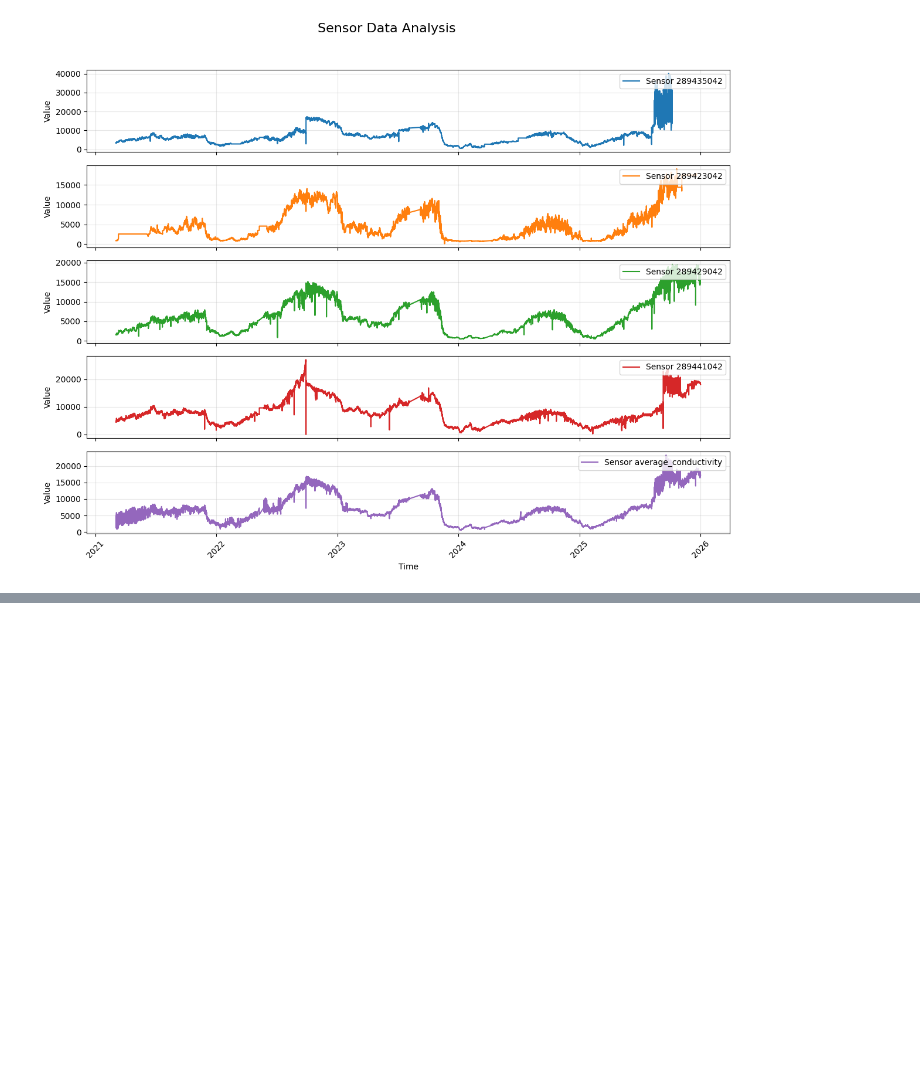
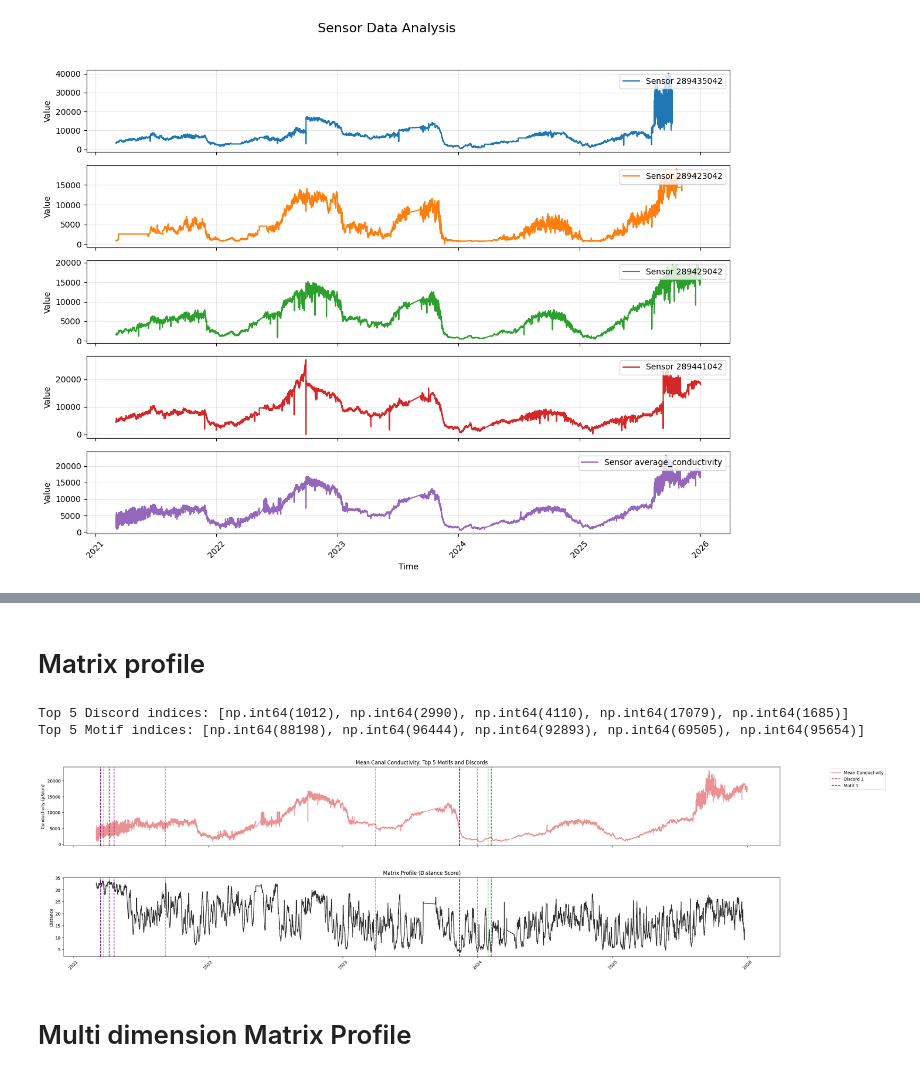
Before and after one commit to ShehabEldeenAyman/Gent-Terneuzen-canal, a Jupyter notebook: time_series_analysis/matrix_profile.ipynb, the cells around one changed output, grey strips where cells are left out. Cells and saved outputs as stored; diff of their text form; code cells hidden in the pictures; blank space fills up the shorter version.

```diff
--- a/time_series_analysis/matrix_profile.ipynb
+++ b/time_series_analysis/matrix_profile.ipynb
@@ -168,0 +152,78 @@ The motif pair matrix profile value in 289441042 is 0.0
+# %% [markdown]
+# Matrix profile
+# %%
+# STUMPY doesn't handle NaNs, so we interpolate missing values
+signal = final_df['average_conductivity'].interpolate(method='linear').bfill().ffill().values
+# 96 periods * 15 mins = 24 hours. 8640 = 3 months (season). 2880 = 1 month
+m = 96*7
+# Compute the matrix profile
+mp = stumpy.stump(signal, m)
+#Find the Motif (most repeated pattern) and Discord (biggest anomaly)
+# 1. Choose how many you want to find
+top_n = 5
+# Exclusion zone: once we find a motif/discord, skip 'm' points so we don't pick the same event twice
+exclusion_zone = m
+
+# --- MULTIPLE DISCORDS (Top Peaks) ---
+# We sort indices by distance in descending order (highest first)
+sorted_indices = np.argsort(mp[:, 0])[::-1]
+discords = []
+for idx in sorted_indices:
+    if len(discords) >= top_n:
+        break
+    # Check if this index is far enough away from already found discords
+    if all(abs(idx - d) > exclusion_zone for d in discords):
+        discords.append(idx)
+
+# --- MULTIPLE MOTIFS (Lowest Valleys) ---
+# We sort indices by distance in ascending order (lowest first)
+sorted_indices = np.argsort(mp[:, 0])
+motifs = []
+for idx in sorted_indices:
+    if len(motifs) >= top_n:
+        break
+    if all(abs(idx - m_idx) > exclusion_zone for m_idx in motifs):
+        motifs.append(idx)
+
+# Print results
+print(f"Top {top_n} Discord indices:", discords)
+print(f"Top {top_n} Motif indices:", motifs)
+# %% [output]
+Top 5 Discord indices: [np.int64(1012), np.int64(2990), np.int64(4110), np.int64(17079), np.int64(1685)]
+Top 5 Motif indices: [np.int64(88198), np.int64(96444), np.int64(92893), np.int64(69505), np.int64(95654)]
+# %%
+# Choose how many you want to display (matches the lists from the previous step)
+n_to_plot = 5
+
+# Visualization
+fig, axs = plt.subplots(2, sharex=True, gridspec_kw={'hspace': 0.4}, figsize=(30, 8))
+
+# 1. TOP PLOT: Raw Signal (Average Conductivity)
+axs[0].plot(final_df.index, signal, color='#d62728', alpha=0.5, label='Mean Conductivity')
+axs[0].set_title(f'Mean Canal Conductivity: Top {n_to_plot} Motifs and Discords')
+axs[0].set_ylabel('Conductivity (μS/cm)')
+
+# 2. BOTTOM PLOT: Matrix Profile
+axs[1].plot(final_df.index[:len(mp)], mp[:, 0], color='black', alpha=0.8)
+axs[1].set_title('Matrix Profile (Distance Score)')
+axs[1].set_ylabel('Distance')
+
+# 3. LOOP TO ADD MULTIPLE LINES
+# Using 'Purples' for discords and 'Greens' for motifs
+for i in range(len(discords)):
+    alpha_val = 1.0 - (i * 0.15) # Make the top discord darker than the others
+    axs[0].axvline(x=final_df.index[discords[i]], color='purple', linestyle='--', alpha=alpha_val, label=f'Discord {i+1}' if i==0 else "")
+    axs[1].axvline(x=final_df.index[discords[i]], color='purple', linestyle='--', alpha=alpha_val)
+
+for i in range(len(motifs)):
+    alpha_val = 1.0 - (i * 0.15)
+    axs[0].axvline(x=final_df.index[motifs[i]], color='green', linestyle='--', alpha=alpha_val, label=f'Motif {i+1}' if i==0 else "")
+    axs[1].axvline(x=final_df.index[motifs[i]], color='green', linestyle='--', alpha=alpha_val)
+
+axs[0].legend(loc='upper right', bbox_to_anchor=(1.15, 1))
+plt.xticks(rotation=45)
+plt.show()
+# %% [output]
+[figure, added]
+# %% [markdown]
+# Multi dimension Matrix Profile
```
Also changed, not shown: parts of 5 cells of this notebook, 3 other files.
